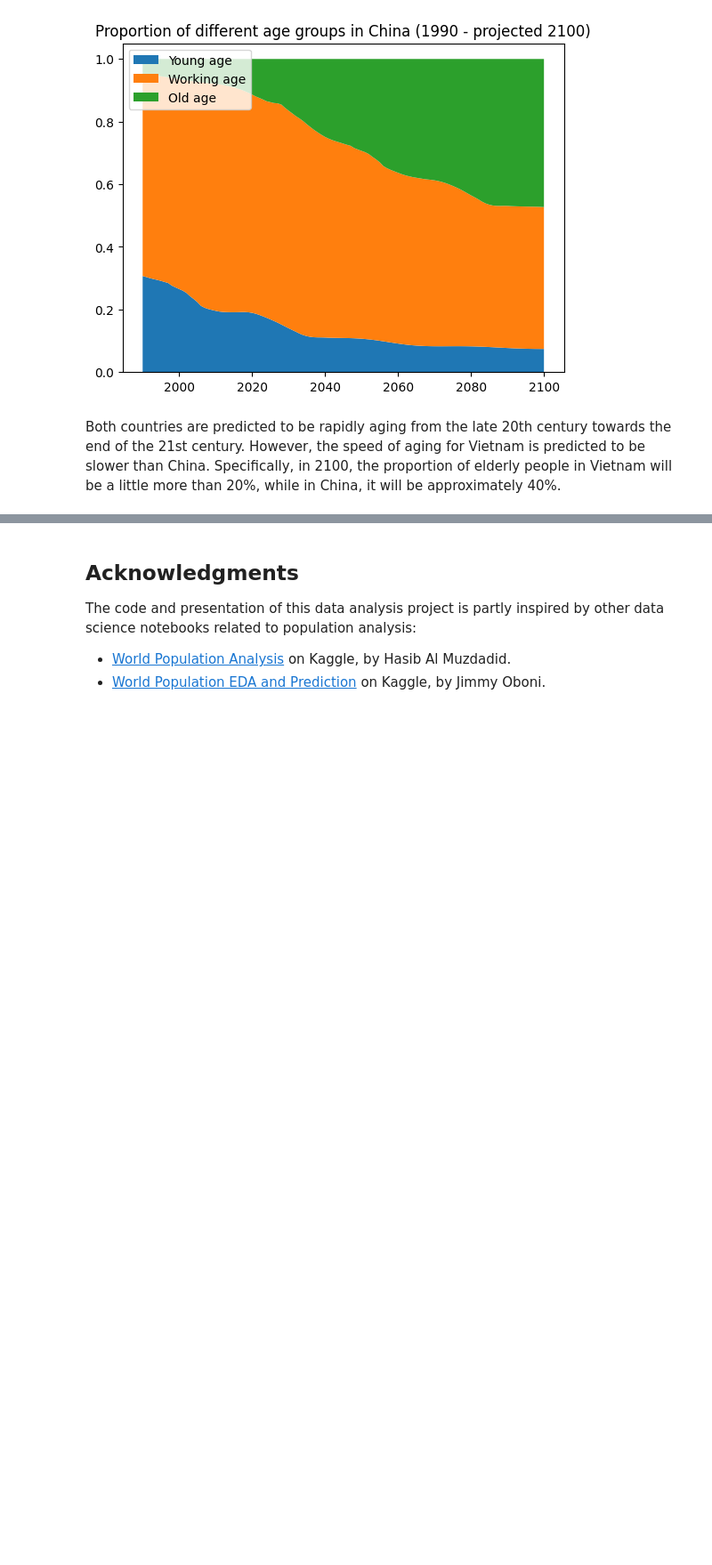
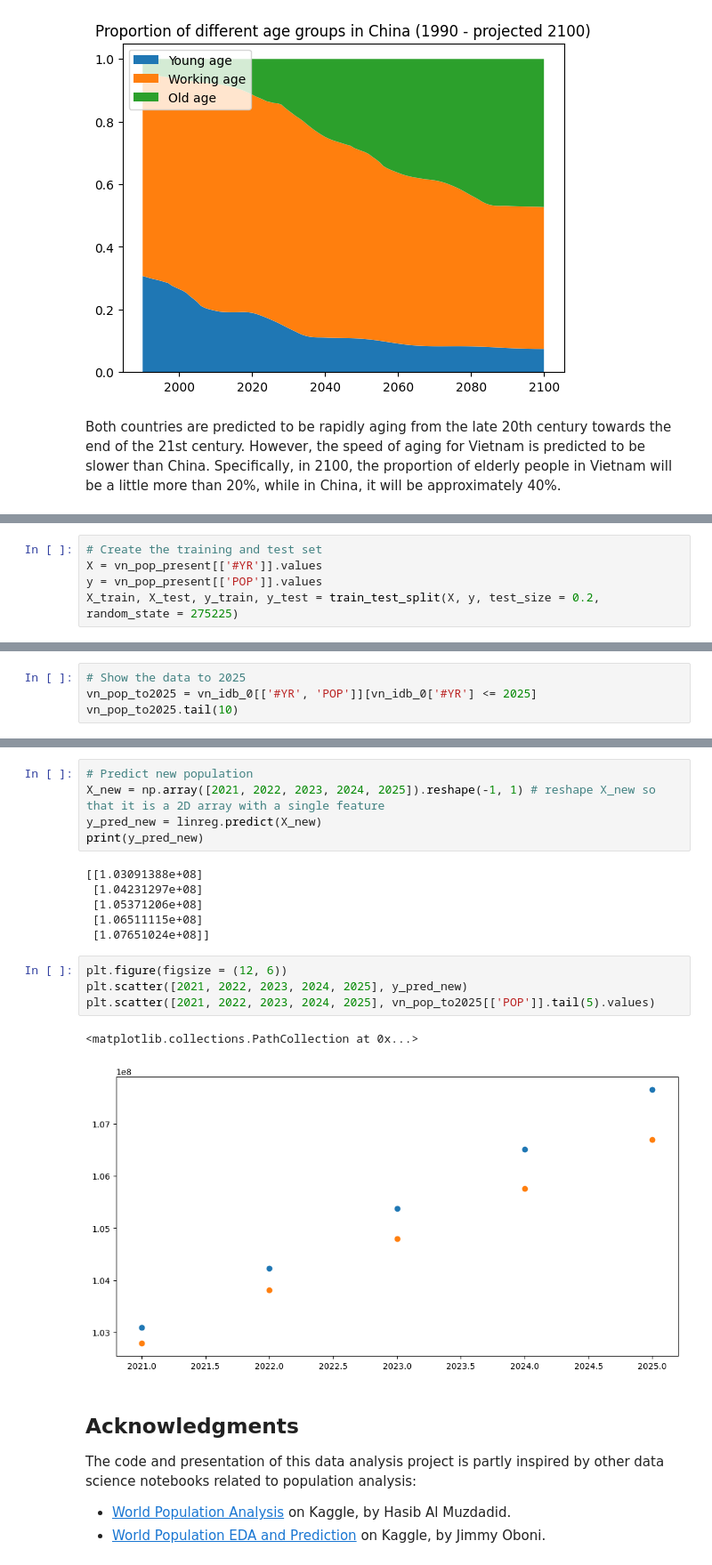
Before and after one commit to thaianle/international-database, a Jupyter notebook: idbsingleyear-python.ipynb, the cells around one changed output, grey strips where cells are left out. Shown at 89% size. Cells and saved outputs as stored; diff of their text form; blank space fills up the shorter version.

```diff
--- a/idbsingleyear-python.ipynb
+++ b/idbsingleyear-python.ipynb
@@ -586,0 +614,5 @@ Both countries are predicted to be rapidly aging from the late 20th century towa
+# %%
+# Create the training and test set
+X = vn_pop_present[['#YR']].values
+y = vn_pop_present[['POP']].values
+X_train, X_test, y_train, y_test = train_test_split(X, y, test_size = 0.2, random_state = 275225)
@@ -586,0 +639,4 @@ Both countries are predicted to be rapidly aging from the late 20th century towa
+# %%
+# Show the data to 2025
+vn_pop_to2025 = vn_idb_0[['#YR', 'POP']][vn_idb_0['#YR'] <= 2025]
+vn_pop_to2025.tail(10)
@@ -587,3 +655,21 @@ Both countries are predicted to be rapidly aging from the late 20th century towa
+# %%
+# Predict new population
+X_new = np.array([2021, 2022, 2023, 2024, 2025]).reshape(-1, 1) # reshape X_new so that it is a 2D array with a single feature
+y_pred_new = linreg.predict(X_new)
+print(y_pred_new)
+# %% [output]
+[[1.03091388e+08]
+ [1.04231297e+08]
+ [1.05371206e+08]
+ [1.06511115e+08]
+ [1.07651024e+08]]
+# %%
+plt.figure(figsize = (12, 6))
+plt.scatter([2021, 2022, 2023, 2024, 2025], y_pred_new)
+plt.scatter([2021, 2022, 2023, 2024, 2025], vn_pop_to2025[['POP']].tail(5).values)
+# %% [output]
+<matplotlib.collections.PathCollection at 0x...>
+[figure, added]
 # %% [markdown]
 ## Acknowledgments
 
```
Also changed, not shown: parts of 9 cells of this notebook.
